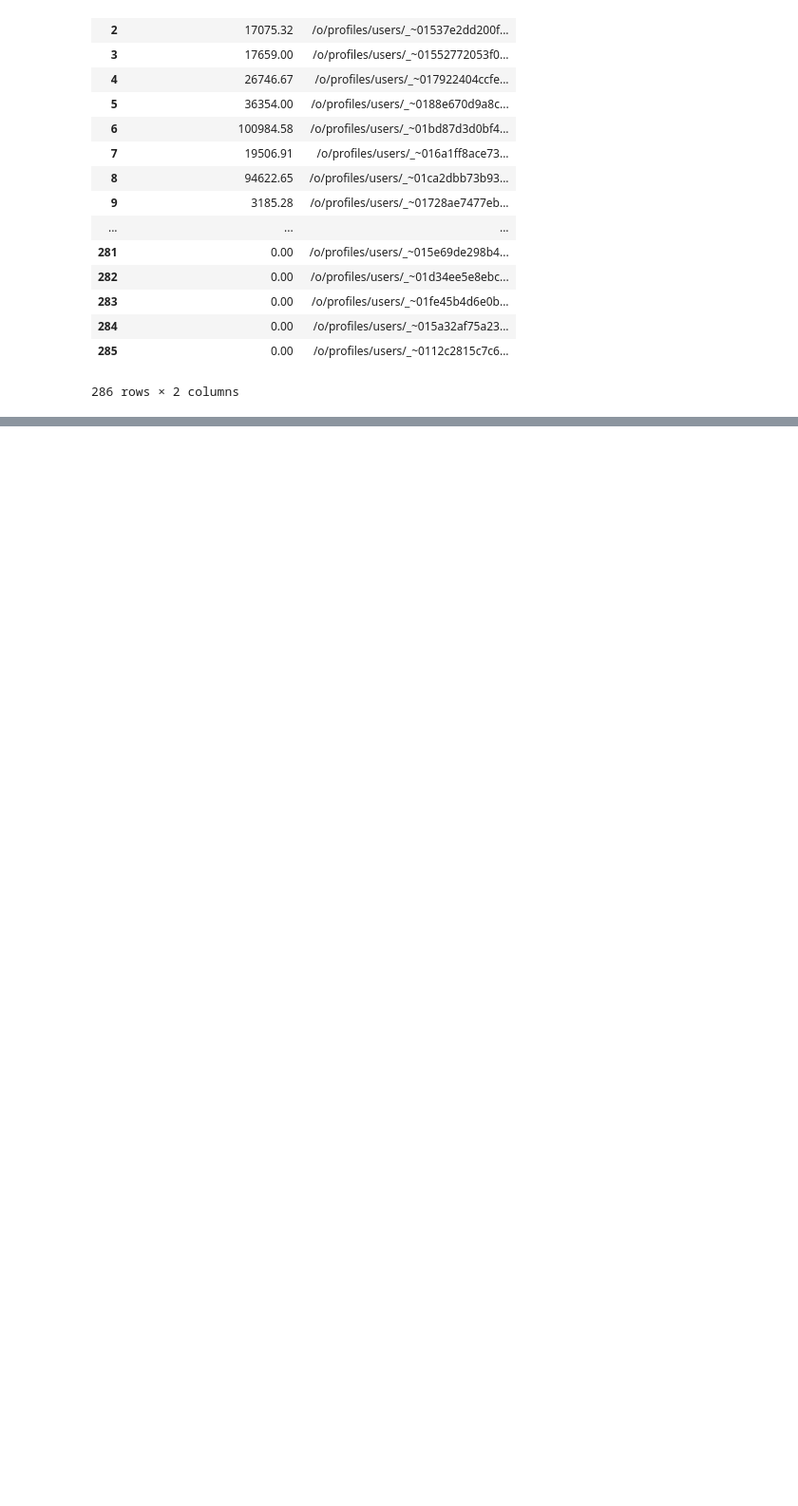
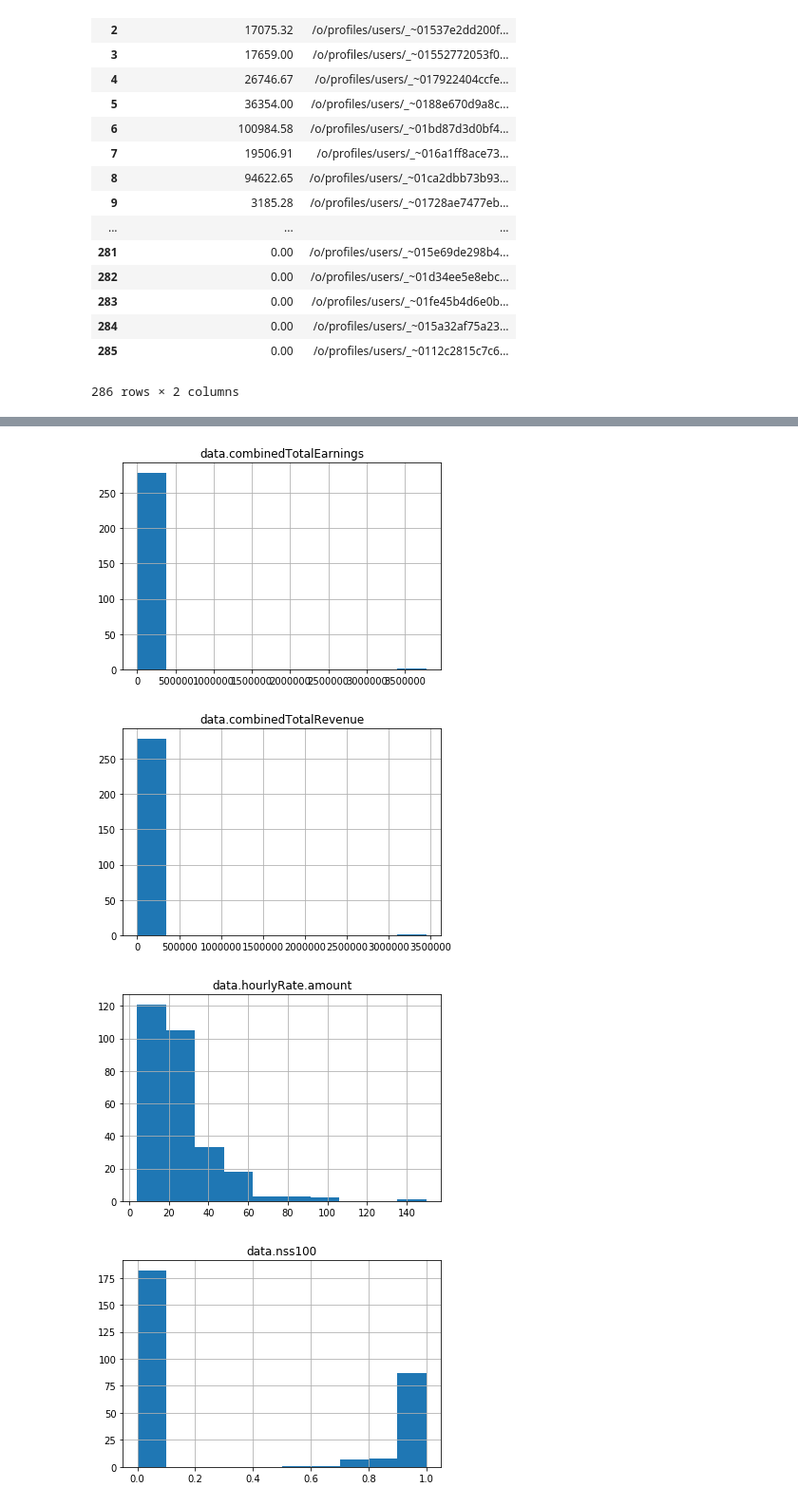
Before and after one commit to s-alexander-s/upwork-scraping, a Jupyter notebook: full_data_parser.ipynb, the cells around one changed output, grey strips where cells are left out. Shown: that part at 95% size. Cells and saved outputs as stored; diff of their text form; code cells hidden in the pictures; blank space fills up the shorter version.

```diff
--- a/full_data_parser.ipynb
+++ b/full_data_parser.ipynb
@@ -93,0 +106,8 @@ Name: rank, dtype: float64
+# %%
+for column, corr in rank_corr.iteritems():
+    df.hist(column)
+# %% [output]
+[figure, added]
+[figure, added]
+[figure, added]
+[figure, added]
```
Also changed, not shown: parts of 4 cells of this notebook, 2 other files.
